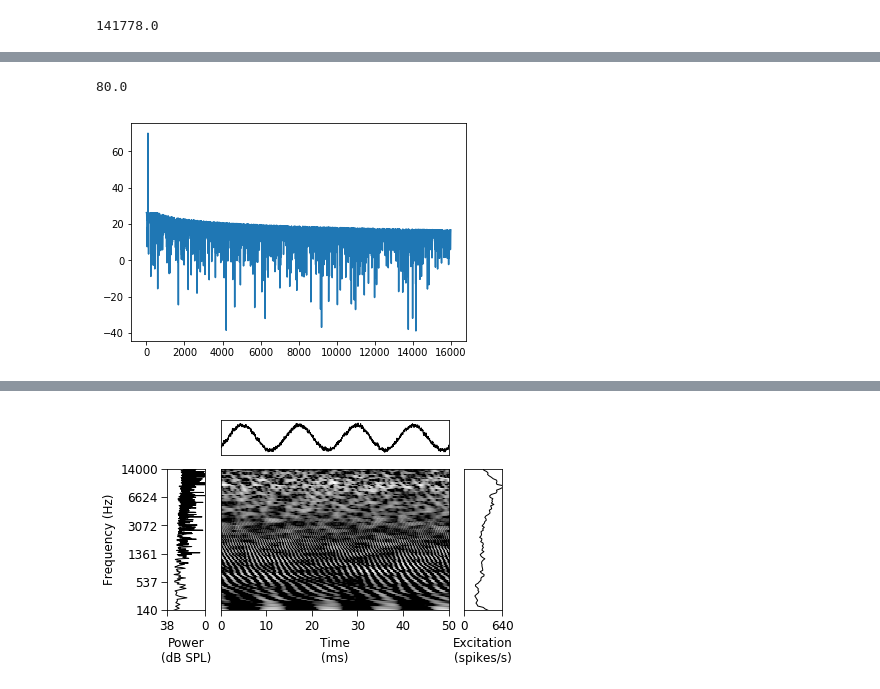
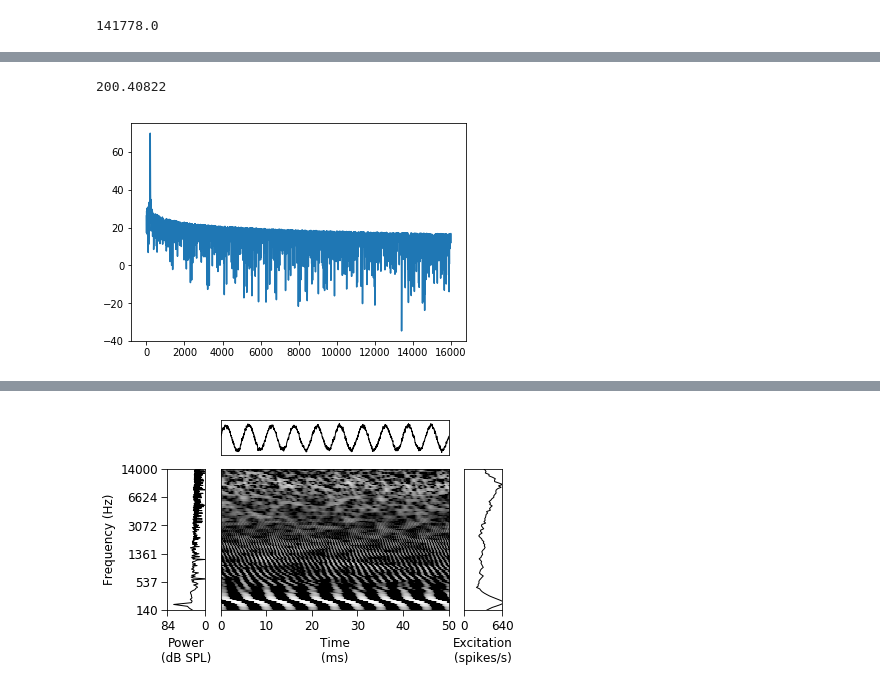
Before and after one commit to msaddler/pitchnet, a Jupyter notebook: assets_datasets/notebook_scratch_datasets.ipynb, the cells around one changed output, grey strips where cells are left out. Saved outputs shown, nothing was run; the diff lists cells and outputs as text; code cells hidden in the pictures.

```diff
--- a/assets_datasets/notebook_scratch_datasets.ipynb
+++ b/assets_datasets/notebook_scratch_datasets.ipynb
@@ -2314,24 +2298,24 @@ f_carrier = 0
 # %%
 f = h5py.File(hdf5_filename, 'r')
 
 IDX = np.random.randint(24576)
-IDX = 0
+IDX = 8140
 fs = f['sr'][0]
 x = f['stimuli/signal_in_noise'][IDX]
 f0 = f['f0'][IDX]
 print(f0)
 
 plt.figure()
 fxx, pxx = util_stimuli.power_spectrum(x, fs)
 plt.plot(fxx, pxx)
 plt.show()
 
 f.close()
 
 ipd.display(ipd.Audio(x, rate=fs))
 # %% [output]
-80.0
+200.40822
-[figure, old version]
+[figure, new version]
 [interactive output not drawn]
 # %%
 kwargs_nervegram_meanrates = {
@@ -2397,4 +2381,4 @@ ax_arr[1,2].set_xticklabels(xticks)
 
 plt.show()
 # %% [output]
-[figure, old version]
+[figure, new version]
```
Also changed, not shown: parts of 1 cell of this notebook, 2 other files.
